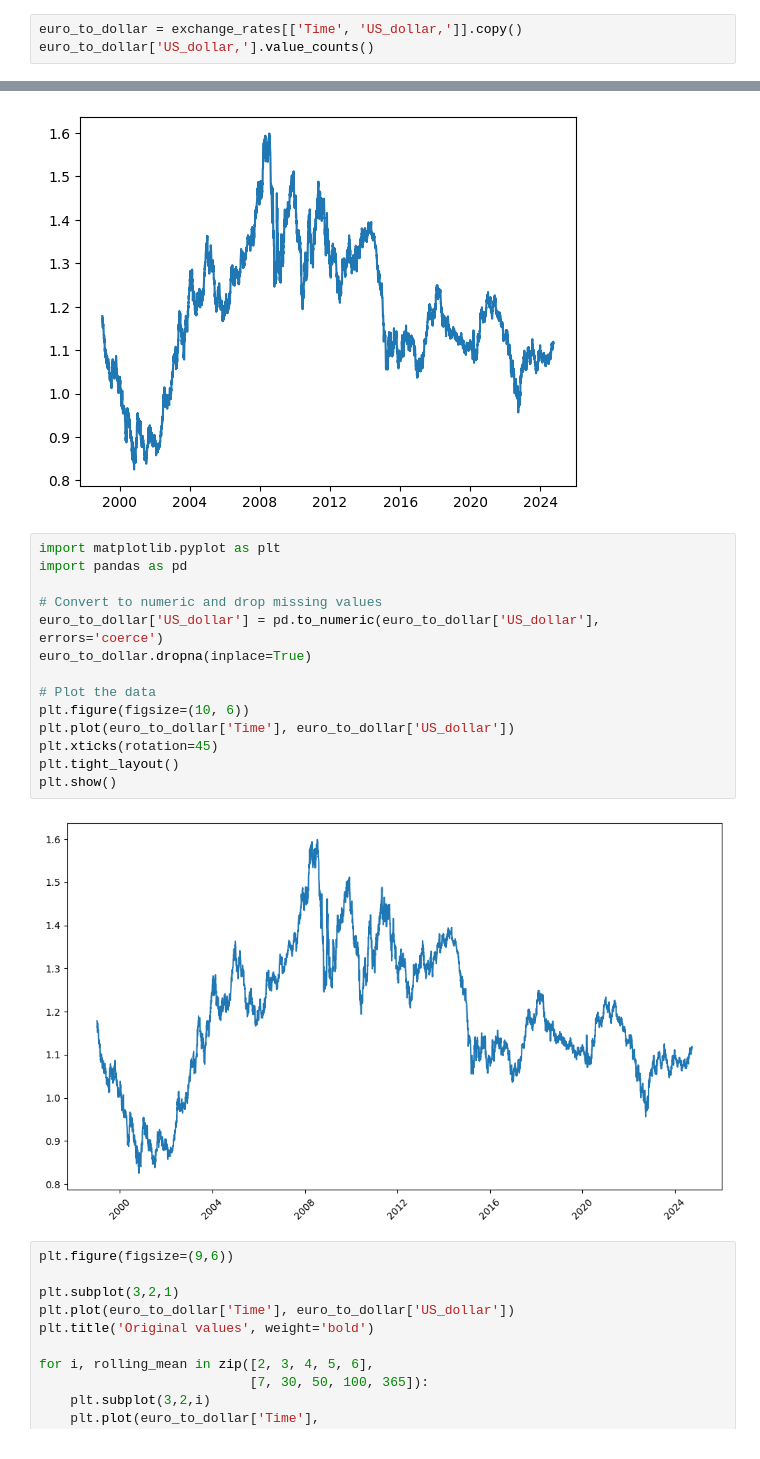
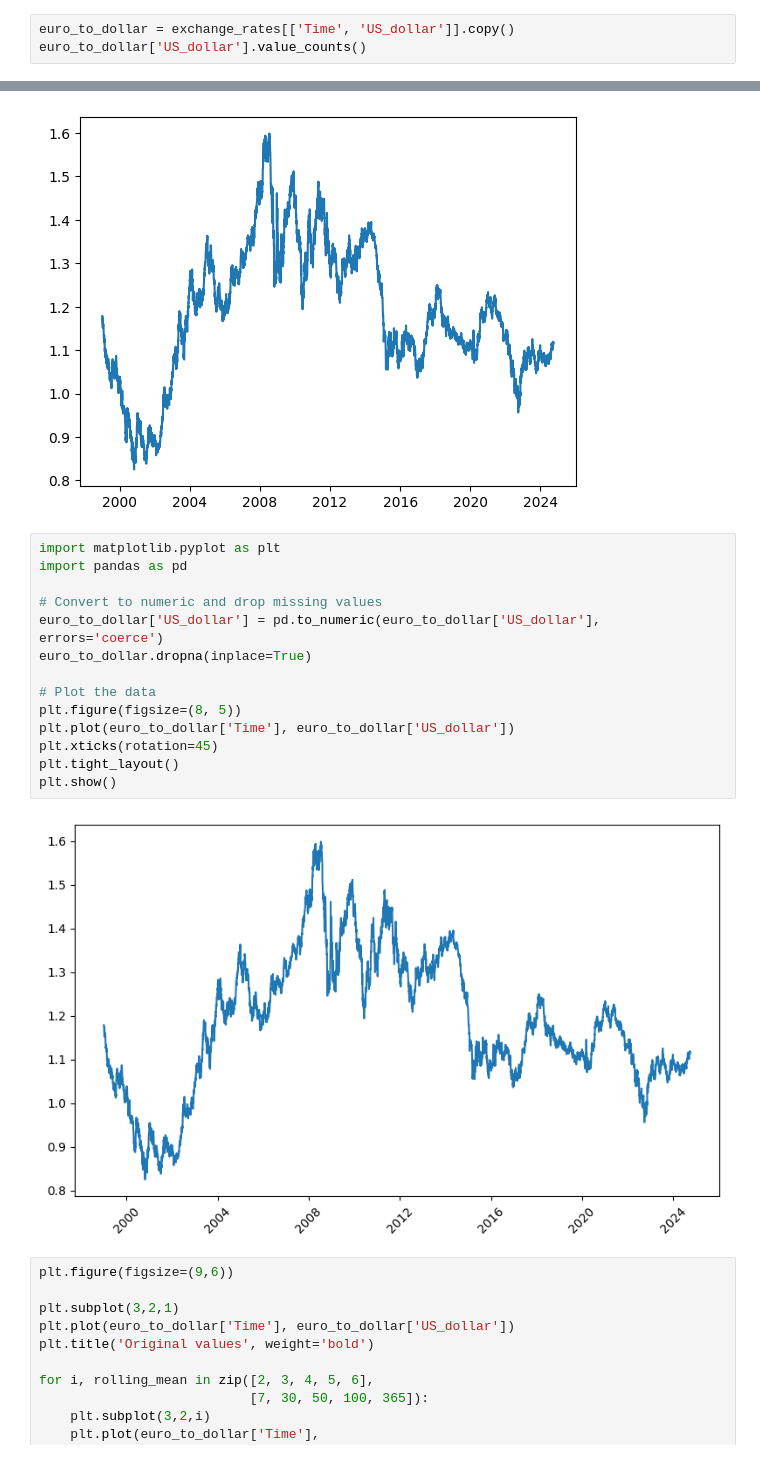
Before and after one commit to nelsonudochukwu/Exchange-Rates-Visualization, a Jupyter notebook: exchange_rate_visuals.ipynb, the cells around one changed output, grey strips where cells are left out. Drawn from its saved outputs; the diff is of its cells as text.

```diff
--- a/exchange_rate_visuals.ipynb
+++ b/exchange_rate_visuals.ipynb
@@ -65,8 +65,8 @@ exchange_rates.head()
 # exchange_rates.reset_index(drop=True, inplace=True)
 # exchange_rates.head()
 # %%
-euro_to_dollar = exchange_rates[['Time', 'US_dollar,']].copy()
-euro_to_dollar['US_dollar,'].value_counts()
+euro_to_dollar = exchange_rates[['Time', 'US_dollar']].copy()
+euro_to_dollar['US_dollar'].value_counts()
 # %% [output]
 -         62
 1.2276     9
@@ -91,19 +91,19 @@ plt.show()
 # %%
 import matplotlib.pyplot as plt
 import pandas as pd
 
 # Convert to numeric and drop missing values
 euro_to_dollar['US_dollar'] = pd.to_numeric(euro_to_dollar['US_dollar'], errors='coerce')
 euro_to_dollar.dropna(inplace=True)
 
 # Plot the data
-plt.figure(figsize=(10, 6))
+plt.figure(figsize=(8, 5))
 plt.plot(euro_to_dollar['Time'], euro_to_dollar['US_dollar'])
 plt.xticks(rotation=45)
 plt.tight_layout()
 plt.show()
 # %% [output]
-[figure, old version]
+[figure, new version]
 # %%
 plt.figure(figsize=(9,6))
 
```
Also changed, not shown: parts of 3 cells of this notebook.
